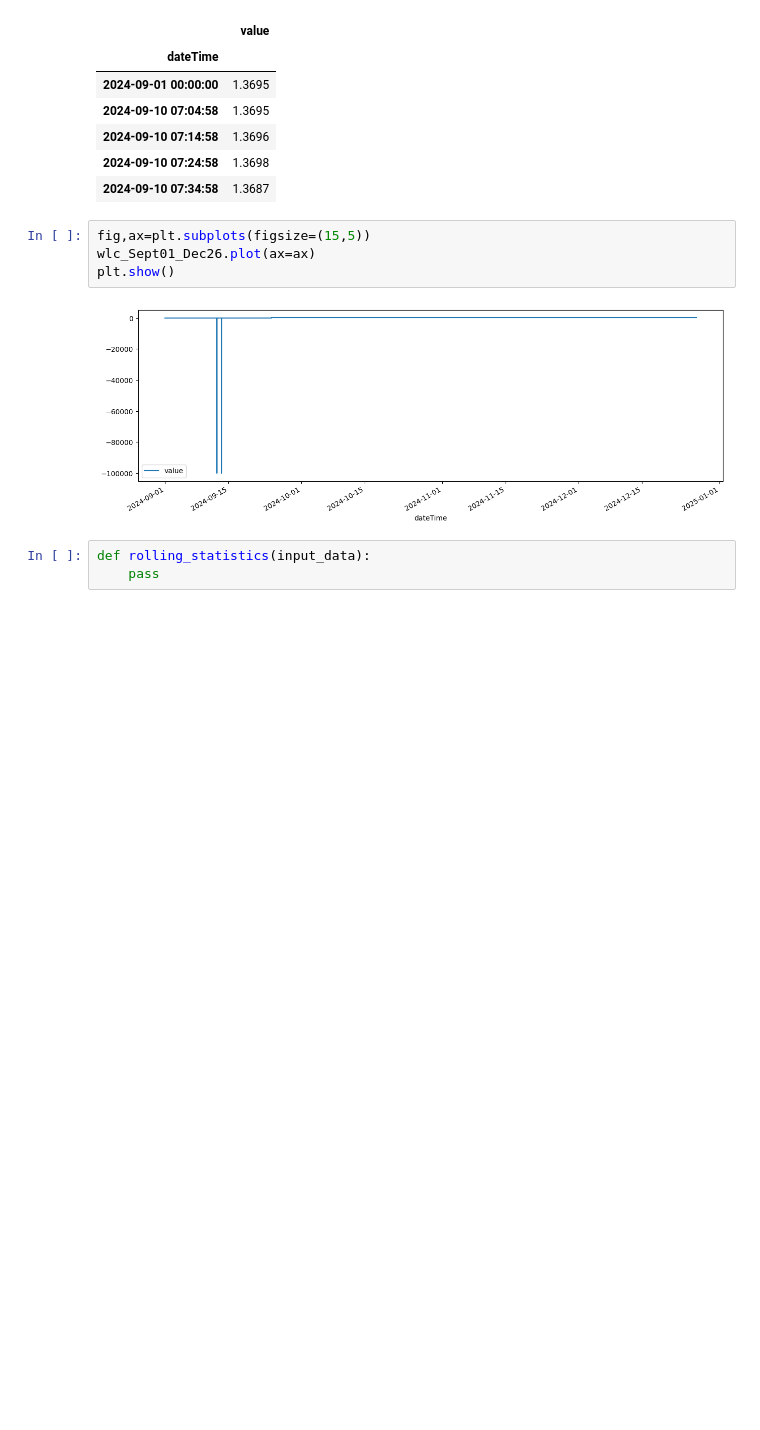
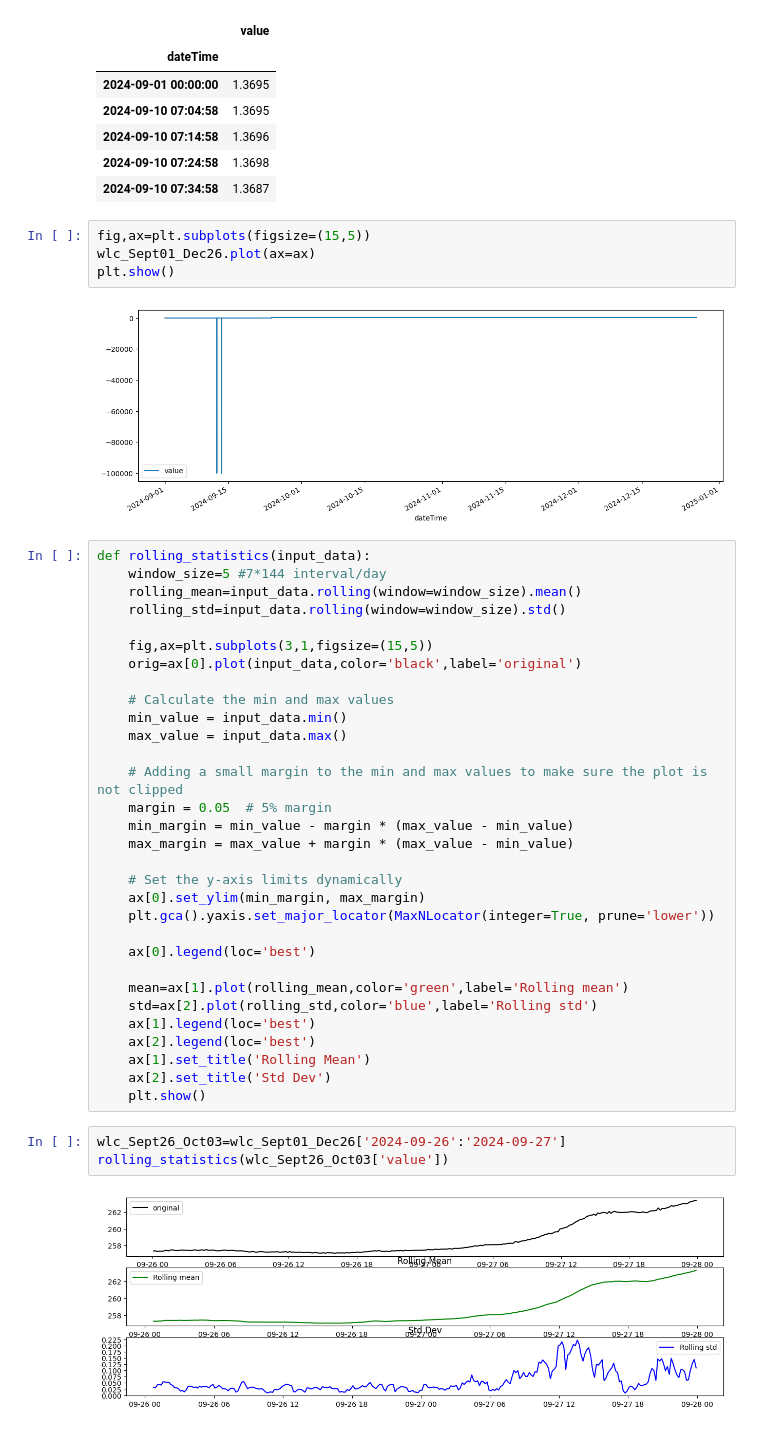
Before and after one commit to Aryanlivi/RTS_Intern, a Jupyter notebook: Forecast/DischargePredV1.ipynb, the cells around one changed output. Drawn from its saved outputs; the diff is of its cells as text; blank space fills up the shorter version.

Commit message:
added rolling statistics

```diff
--- a/Forecast/DischargePredV1.ipynb
+++ b/Forecast/DischargePredV1.ipynb
@@ -81,6 +82,39 @@ wlc_Sept01_Dec26.plot(ax=ax)
 plt.show()
 # %% [output]
 [figure]
-# %%
-def rolling_statistics(input_data):
-    pass
+# %%
+def rolling_statistics(input_data):
+    window_size=5 #7*144 interval/day
+    rolling_mean=input_data.rolling(window=window_size).mean()
+    rolling_std=input_data.rolling(window=window_size).std()
+
+    fig,ax=plt.subplots(3,1,figsize=(15,5))
+    orig=ax[0].plot(input_data,color='black',label='original')
+
+    # Calculate the min and max values
+    min_value = input_data.min()
+    max_value = input_data.max()
+
+    # Adding a small margin to the min and max values to make sure the plot is not clipped
+    margin = 0.05  # 5% margin
+    min_margin = min_value - margin * (max_value - min_value)
+    max_margin = max_value + margin * (max_value - min_value)
+
+    # Set the y-axis limits dynamically
+    ax[0].set_ylim(min_margin, max_margin)
+    plt.gca().yaxis.set_major_locator(MaxNLocator(integer=True, prune='lower'))
+
+    ax[0].legend(loc='best')
+
+    mean=ax[1].plot(rolling_mean,color='green',label='Rolling mean')
+    std=ax[2].plot(rolling_std,color='blue',label='Rolling std')
+    ax[1].legend(loc='best')
+    ax[2].legend(loc='best')
+    ax[1].set_title('Rolling Mean')
+    ax[2].set_title('Std Dev')
+    plt.show()
+# %%
+wlc_Sept26_Oct03=wlc_Sept01_Dec26['2024-09-26':'2024-09-27']
+rolling_statistics(wlc_Sept26_Oct03['value'])
+# %% [output]
+[figure, added]
```
Also changed, not shown: parts of 1 cell of this notebook, 1 other file.
